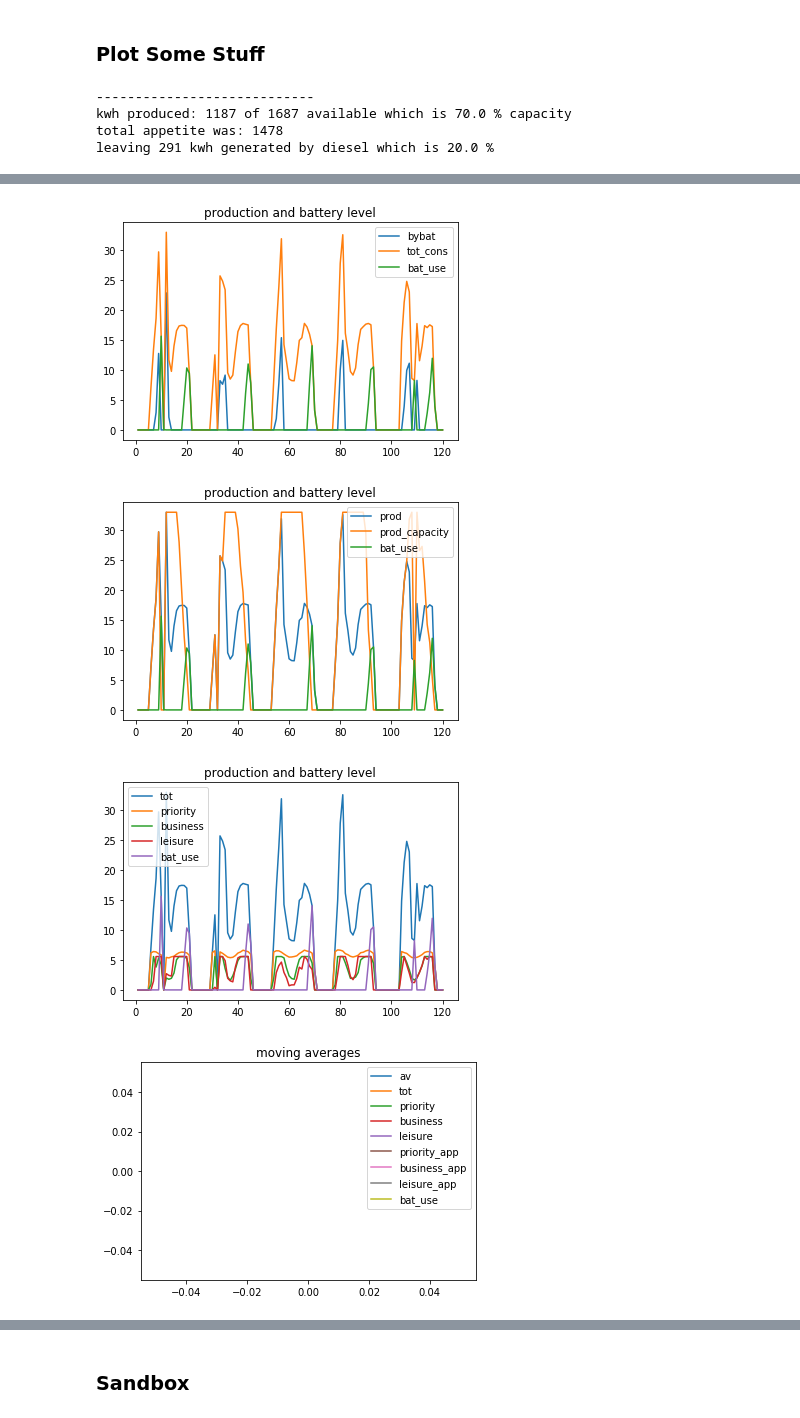
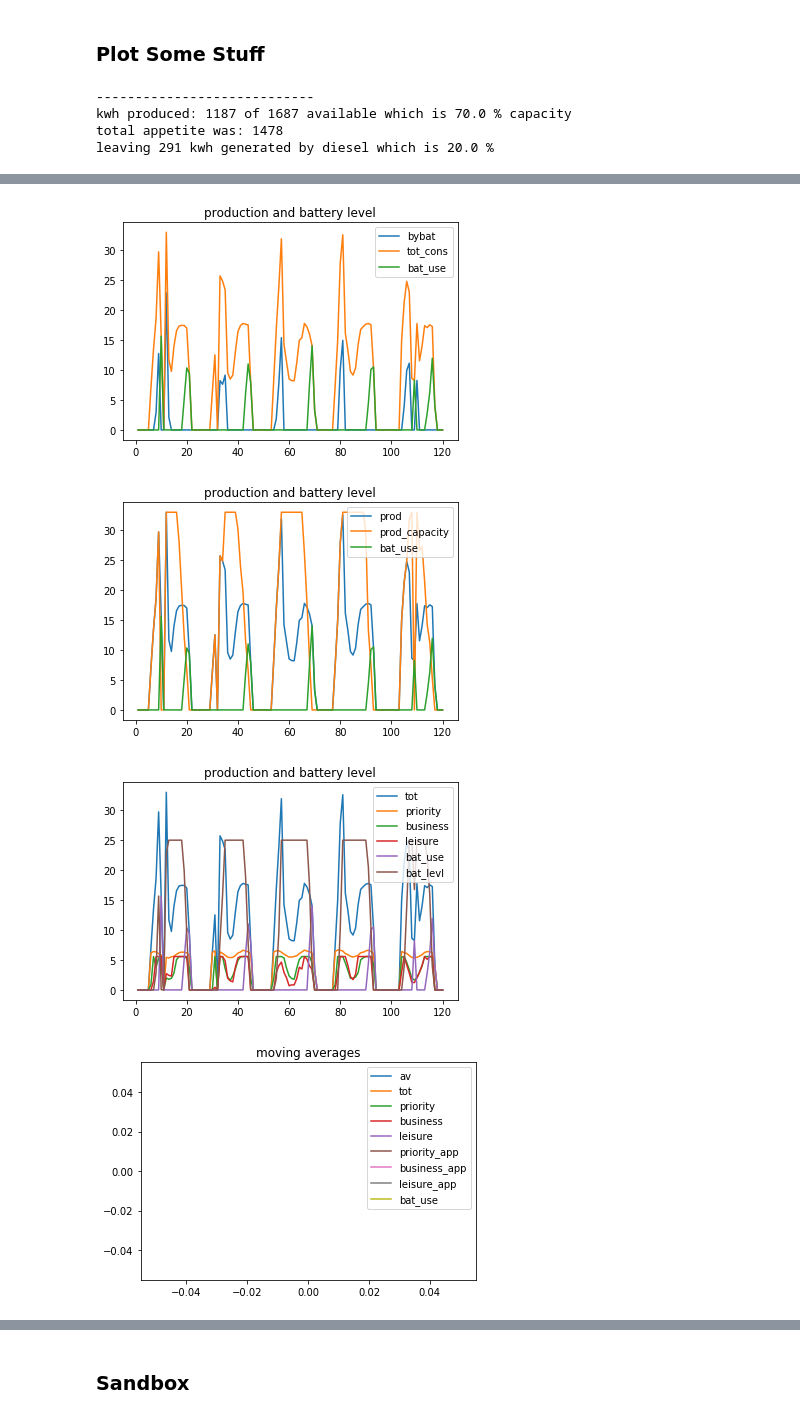
Before and after one commit to TokenEngineeringCommunity/TEcase1_Energy_Connect2Evolve, a Jupyter notebook: powerToThePeople_Hackathon/PowerToThePeople.ipynb, the cells around one changed output, grey strips where cells are left out. Saved outputs shown, nothing was run; the diff lists cells and outputs as text; code cells hidden in the pictures.

```diff
--- a/powerToThePeople_Hackathon/PowerToThePeople.ipynb
+++ b/powerToThePeople_Hackathon/PowerToThePeople.ipynb
@@ -503,6 +505,7 @@ plt.plot(df['timestep'], df['energy_cons']['priority'], label='priority')
 plt.plot(df['timestep'], df['energy_cons']['business'], label='business')
 plt.plot(df['timestep'], df['energy_cons']['leisure'], label='leisure')
 plt.plot(df['timestep'], df['energy_cons']['bat_use'], label='bat_use')
+plt.plot(df['timestep'], df['bat_level'], label='bat_levl')
 plt.legend()
 plt.title('production and battery level')
 plt.show()
@@ -513,34 +516,34 @@ plt.plot(priority[1], label='priority')
 plt.plot(business[1], label='business')
 plt.plot(leisure[1], label='leisure')
 plt.plot(priority_[1], label='priority_app')
 plt.plot(business_[1], label='business_app')
 plt.plot(leisure_[1], label='leisure_app')
 plt.plot(bat[1], label='bat_use')
 plt.legend()
 plt.title('moving averages')
 plt.show()
 
 plt.plot(av[0], label='av')
 plt.plot(tot[0], label='tot')
 plt.plot(priority[0], label='priority')
 plt.plot(business[0], label='business')
 plt.plot(leisure[0], label='leisure')
 plt.plot(priority_[0], label='priority_app')
 plt.plot(business_[0], label='business_app')
 plt.plot(leisure_[0], label='leisure_app')
 plt.plot(bat[0], label='bat_use')
 plt.legend()
 plt.title('running total')
 plt.show()
 # %% [output]
 ----------------------------
 kwh produced: 1187 of 1687 available which is 70.0 % capacity
 total appetite was: 1478
 leaving 291 kwh generated by diesel which is 20.0 %
 [figure]
 [figure]
 [figure]
-[figure, old version]
+[figure, new version]
 [figure]
 [figure]
 # %% [markdown]
```
Also changed, not shown: parts of 2 cells of this notebook.
